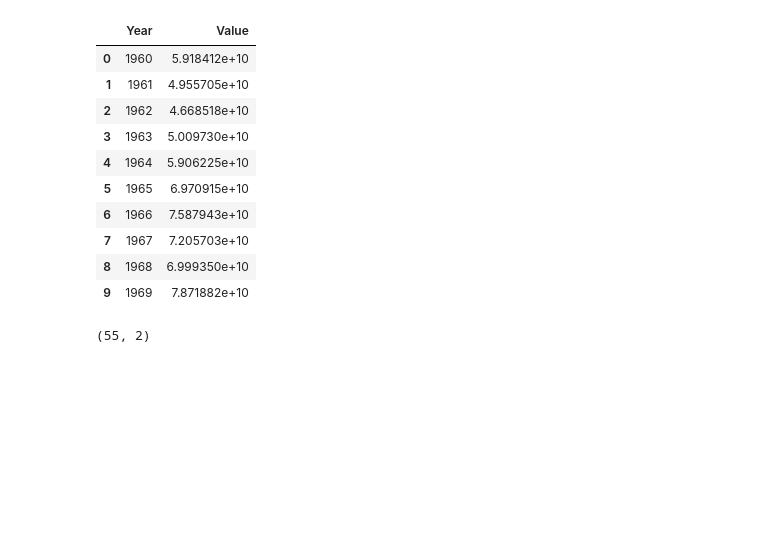
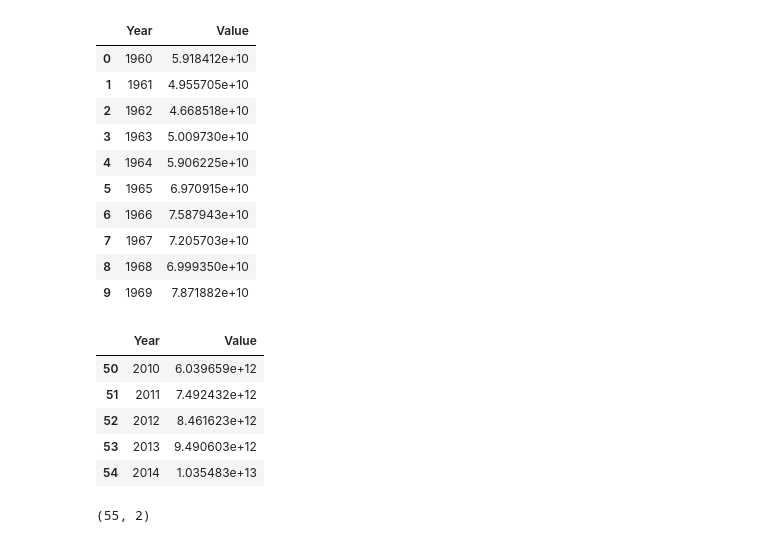
Before and after one commit to Tureczek/Jupyter_notebook_Data_Science, a Jupyter notebook: Assignments/Assignment 5 - china.ipynb, the cells around one changed output. Cells and saved outputs as stored; diff of their text form; code cells hidden in the pictures; blank space fills up the shorter version.

```diff
--- a/Assignments/Assignment 5 - china.ipynb
+++ b/Assignments/Assignment 5 - china.ipynb
@@ -52,6 +57,15 @@ df.head(10)
 | 7 | 1967 | 7.205703e+10 |
 | 8 | 1968 | 6.999350e+10 |
 | 9 | 1969 | 7.871882e+10 |
+# %%
+df.tail()
+# %% [output]
+|  | Year | Value |
+| 50 | 2010 | 6.039659e+12 |
+| 51 | 2011 | 7.492432e+12 |
+| 52 | 2012 | 8.461623e+12 |
+| 53 | 2013 | 9.490603e+12 |
+| 54 | 2014 | 1.035483e+13 |
 # %%
 # See the shape (number rows) and size (number of columns)
 df.shape
```
Also changed, not shown: parts of 24 cells of this notebook, 3 other files.
